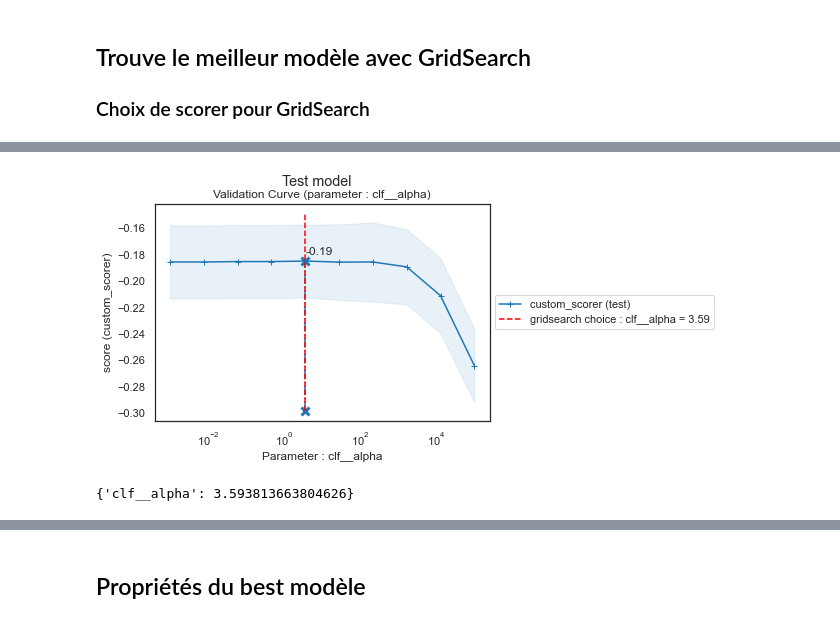
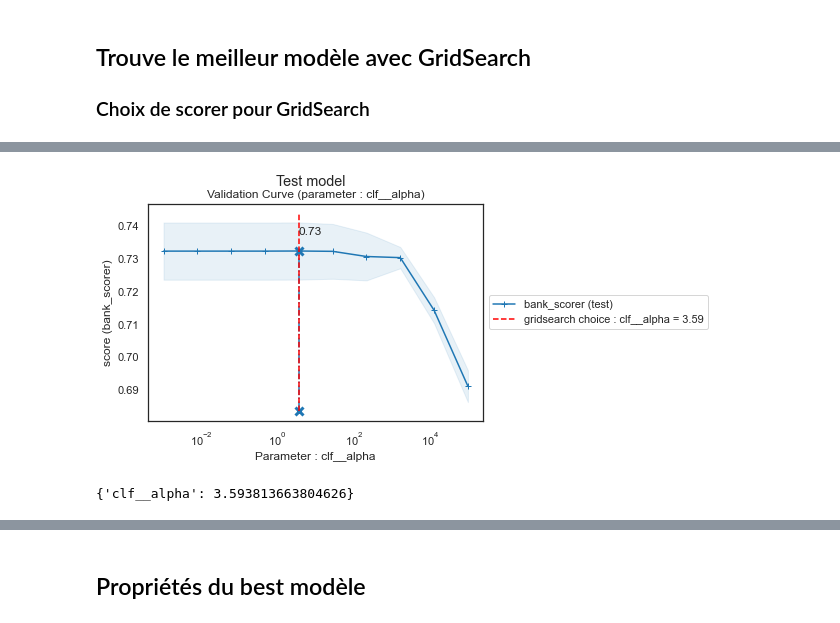
Before and after one commit to mrcreasey/oc-ds-p7-scoring-dashboard, a Jupyter notebook: code/P7_modelisation.ipynb, the cells around one changed output, grey strips where cells are left out. Drawn from its saved outputs; the diff is of its cells as text; code cells hidden in the pictures.

Commit message:
improve custom scorer

```diff
--- a/code/P7_modelisation.ipynb
+++ b/code/P7_modelisation.ipynb
@@ -978,28 +978,3 @@ Generalisation de F1-score pour mettre plus de poids sur precision (ex beta=0.5)
 Pour la banque, le cout d'un faux positif (donner un prêt à un mauvais payeur) est plus que le cout d'un faux negatif (refuser un prêt à un bon client)
 
 Donc, il faut penaliser les faux positif plus que les faux negatif
-# %%
-def custom_credit_score(y_test, y_pred):
-    """
-    Penalise les prêts qui ne sont pas repayés (perte plus importante que si on ne prend pas un client bon)
-    (TN - FP - 3*FN)
-    """
-    cm = metrics.confusion_matrix(y_test, y_pred)
-    # y_true=0 (bon), y_pred=0 (bon) - ce que le banque veut donner un pret
-    TN = cm[0, 0]
-    # y_true=1 (mauvais), y_pred=1 (bon) - grand perte pour la banque
-    FN = cm[1, 0]
-    # y_true=0 (bon), y_pred=1 (mauvais) - petit perte (manque de preter à un bon client
-    FP = cm[0, 1]
-    # y_true=1 (mauvais), y_pred=1 (mauvais) - ce que la banque veut refuser
-    TP = cm[1, 1]
-    # bank_profit = TN * valeur_par_pret_fait
-    # bank_loss = FN * grand_pert_mauvais_pret + FP * valeur_par_pret_perdu
-    # bank_net_profit = bank_profit - bank loss
-    # bank_net_profit = (TN - FP) * valeur_par_pret - FN * grand_pert_mauvais_pret
-    # normalise par la taille de l'echantillon (cm.sum())
-    valeur_par_pret = 1  # suppose la valeur des prêts fait ou perdus sont identiques
-    # (on suppose que la cout d'un mauvais prêt et 3 fois le rentabilité d'un bon prêt)
-    grand_pert_mauvais_pret = 3
-    profit_score = (TN - FP - 3*FN)/cm.sum()
-    return profit_score
@@ -1100,5 +1117,5 @@ On essaie d'optimiser roc_auc, en suivant custom_score et f2_score
 # %%
-custom_scorer = metrics.make_scorer(
+bank_scorer = metrics.make_scorer(
     custom_credit_score, greater_is_better=True)
 f2_scorer = metrics.make_scorer(
     metrics.fbeta_score, greater_is_better=True, beta=2)
@@ -1106,7 +1123,7 @@ f2_scorer = metrics.make_scorer(
 # GridsearchCV attend un dictionnaire si on fourni plusieurs scorers
 CV_SCORERS = {
     'roc_auc': 'roc_auc',
-    'custom_scorer': custom_scorer,
+    'bank_scorer': bank_scorer,
     'f2_scorer': f2_scorer
 }
 # %% [markdown]
@@ -1406,7 +1423,7 @@ from sklearn.model_selection import GridSearchCV, RandomizedSearchCV
 def search_best_model(model_name, estimator_, param_grid_,
                       x_train_, y_train_,
                       scoring_=CV_SCORERS,
-                      refit_scorer='roc_auc',
+                      refit_scorer='bank_scorer',
                       return_train_score=False,
                       plot_param_grid_curves=False,
                       randomized_search=False,
@@ -1465,7 +1482,7 @@ param_grid = {
 
 gs = search_best_model('Test model', test_model,
                        param_grid, x_sample, y_sample,
-                       refit_scorer='custom_scorer',
+                       refit_scorer='bank_scorer',
                        plot_param_grid_curves=True)
 print(gs.best_params_)
 # %% [output]
@@ -1475,9 +1492,9 @@ GridSearchCV took 11.671 s
 param : clf__alpha
 10
 best_param 3.593813663804626
 (10, 30)
 "Test_model_-_Validation_Curve_(parameter_-_clf__alpha).png"
-[figure, old version]
+[figure, new version]
 {'clf__alpha': 3.593813663804626}
 # %%
 gs = search_best_model('Test model', test_model,
```
Also changed, not shown: parts of 27 cells of this notebook, 1 other file.
